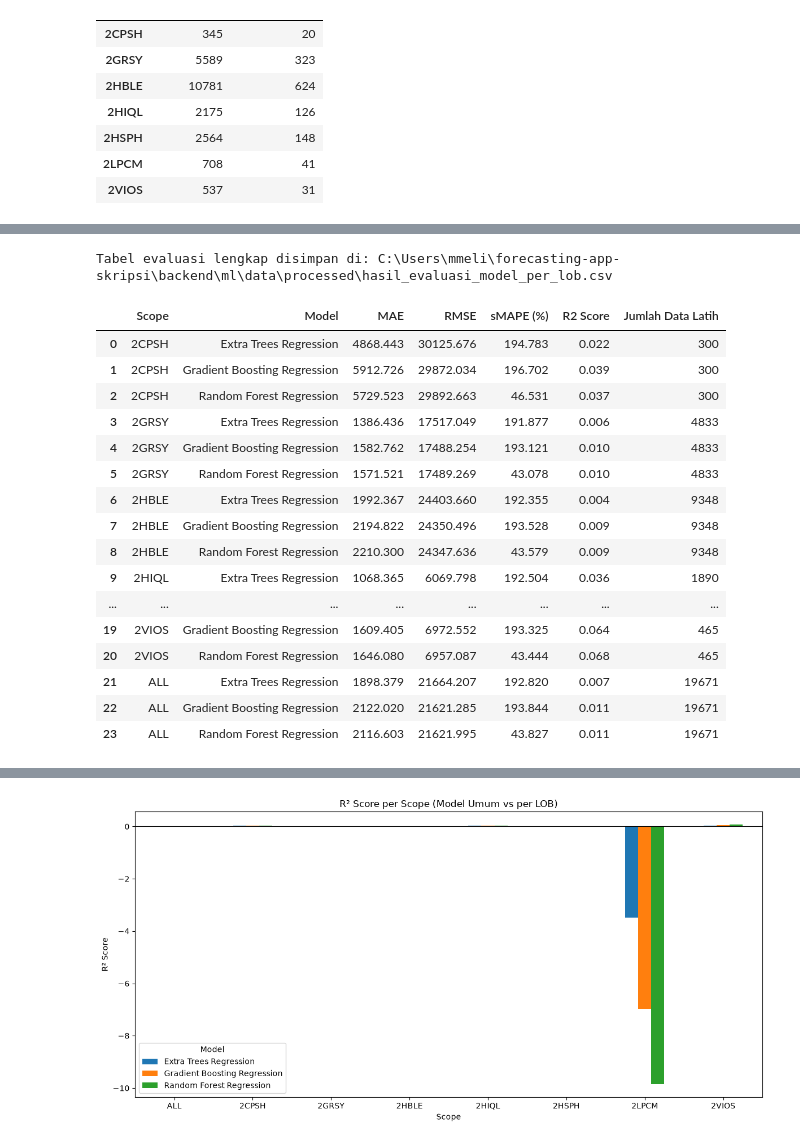
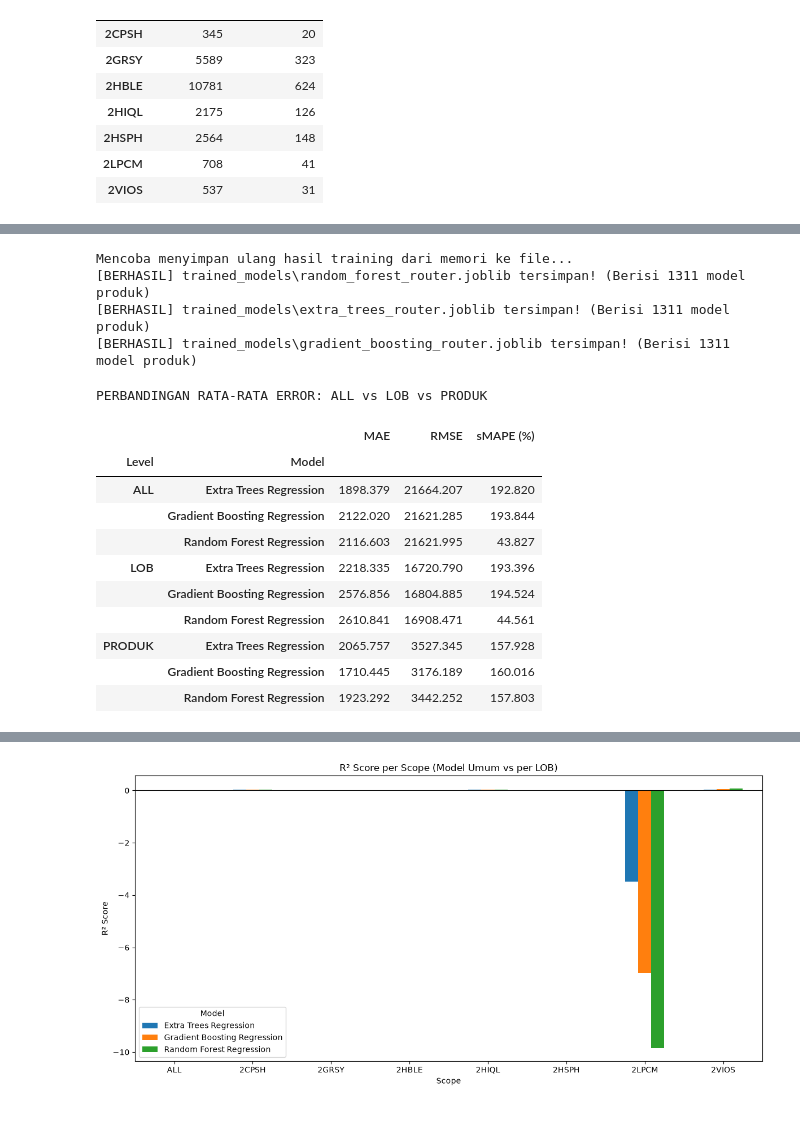
Before and after one commit to mwelmel/Forecast-App, a Jupyter notebook: backend/ml/notebooks/training.ipynb, the cells around one changed output, grey strips where cells are left out. Saved outputs shown, nothing was run; the diff lists cells and outputs as text; code cells hidden in the pictures.

Commit message:
coba model per produk

```diff
--- a/backend/ml/notebooks/training.ipynb
+++ b/backend/ml/notebooks/training.ipynb
@@ -213,31 +274,48 @@ Total kombinasi satu model keselurhan + LOB berhasil dilatih: 24
+# %%
+# Pastikan foldernya benar-benar terbuat di direktori yang sama dengan notebook ini
+TRAINED_MODELS.mkdir(parents=True, exist_ok=True)
+
+print("Mencoba menyimpan ulang hasil training dari memori ke file...")
+
+# Simpan isi router_bundle yang masih nyangkut di RAM ke harddisk
+for nama_model, (algo_key, _) in MODEL_CLASSES.items():
+    path_file = TRAINED_MODELS / f"{algo_key}_router.joblib"
+
+    # Dump ke joblib dengan kompresi agar tidak terlalu berat
+    joblib.dump(router_bundle[algo_key], path_file, compress=3)
+
+    jml_prod = len(router_bundle[algo_key]["products"])
+    print(f"[BERHASIL] {path_file} tersimpan! (Berisi {jml_prod} model produk)")
+# %% [output]
+Mencoba menyimpan ulang hasil training dari memori ke file...
+[BERHASIL] trained_models\random_forest_router.joblib tersimpan! (Berisi 1311 model produk)
+[BERHASIL] trained_models\extra_trees_router.joblib tersimpan! (Berisi 1311 model produk)
+[BERHASIL] trained_models\gradient_boosting_router.joblib tersimpan! (Berisi 1311 model produk)
 # %%
 # evaluasi dan output
 results_df = pd.DataFrame(semua_hasil)
-results_df = results_df[["Scope", "Model", "MAE", "RMSE", "sMAPE (%)", "R2 Score", "Jumlah Data Latih"]]
-results_df = results_df.sort_values(["Scope", "Model"]).reset_index(drop=True)
+cols_order = ["Level", "Scope", "Model", "MAE", "RMSE", "sMAPE (%)", "R2 Score", "Jumlah Data Latih", "Jumlah Data Uji"]
+results_df = results_df[cols_order].sort_values(["Level", "Scope", "Model"]).reset_index(drop=True)
 
-results_df.to_csv(DATA_PROCESSED / "hasil_evaluasi_model_per_lob.csv", index=False)
-print(f"Tabel evaluasi lengkap disimpan di: {DATA_PROCESSED / 'hasil_evaluasi_model_per_lob.csv'}")
-results_df.round(3)
+results_df.to_csv(DATA_PROCESSED / "hasil_evaluasi_semua_level.csv", index=False)
+
+# Tampilkan Perbandingan Rata-Rata MAE & RMSE Antar Level
+print("PERBANDINGAN RATA-RATA ERROR: ALL vs LOB vs PRODUK")
+rekap_level = results_df.groupby(["Level", "Model"])[["MAE", "RMSE", "sMAPE (%)"]].mean()
+display(rekap_level.round(3))
 # %% [output]
-Tabel evaluasi lengkap disimpan di: C:\Users\mmeli\forecasting-app-skripsi\backend\ml\data\processed\hasil_evaluasi_model_per_lob.csv
+PERBANDINGAN RATA-RATA ERROR: ALL vs LOB vs PRODUK
-|  | Scope | Model | MAE | RMSE | sMAPE (%) | R2 Score | Jumlah Data Latih |
-| 0 | 2CPSH | Extra Trees Regression | 4868.443 | 30125.676 | 194.783 | 0.022 | 300 |
-| 1 | 2CPSH | Gradient Boosting Regression | 5912.726 | 29872.034 | 196.702 | 0.039 | 300 |
-| 2 | 2CPSH | Random Forest Regression | 5729.523 | 29892.663 | 46.531 | 0.037 | 300 |
-| 3 | 2GRSY | Extra Trees Regression | 1386.436 | 17517.049 | 191.877 | 0.006 | 4833 |
-| 4 | 2GRSY | Gradient Boosting Regression | 1582.762 | 17488.254 | 193.121 | 0.010 | 4833 |
-| 5 | 2GRSY | Random Forest Regression | 1571.521 | 17489.269 | 43.078 | 0.010 | 4833 |
-| 6 | 2HBLE | Extra Trees Regression | 1992.367 | 24403.660 | 192.355 | 0.004 | 9348 |
-| 7 | 2HBLE | Gradient Boosting Regression | 2194.822 | 24350.496 | 193.528 | 0.009 | 9348 |
-| 8 | 2HBLE | Random Forest Regression | 2210.300 | 24347.636 | 43.579 | 0.009 | 9348 |
-| 9 | 2HIQL | Extra Trees Regression | 1068.365 | 6069.798 | 192.504 | 0.036 | 1890 |
-| ... | ... | ... | ... | ... | ... | ... | ... |
-| 19 | 2VIOS | Gradient Boosting Regression | 1609.405 | 6972.552 | 193.325 | 0.064 | 465 |
-| 20 | 2VIOS | Random Forest Regression | 1646.080 | 6957.087 | 43.444 | 0.068 | 465 |
-| 21 | ALL | Extra Trees Regression | 1898.379 | 21664.207 | 192.820 | 0.007 | 19671 |
-| 22 | ALL | Gradient Boosting Regression | 2122.020 | 21621.285 | 193.844 | 0.011 | 19671 |
-| 23 | ALL | Random Forest Regression | 2116.603 | 21621.995 | 43.827 | 0.011 | 19671 |
+|  |  | MAE | RMSE | sMAPE (%) |
+| Level | Model |  |  |  |
+| ALL | Extra Trees Regression | 1898.379 | 21664.207 | 192.820 |
+|  | Gradient Boosting Regression | 2122.020 | 21621.285 | 193.844 |
+|  | Random Forest Regression | 2116.603 | 21621.995 | 43.827 |
+| LOB | Extra Trees Regression | 2218.335 | 16720.790 | 193.396 |
+|  | Gradient Boosting Regression | 2576.856 | 16804.885 | 194.524 |
+|  | Random Forest Regression | 2610.841 | 16908.471 | 44.561 |
+| PRODUK | Extra Trees Regression | 2065.757 | 3527.345 | 157.928 |
+|  | Gradient Boosting Regression | 1710.445 | 3176.189 | 160.016 |
+|  | Random Forest Regression | 1923.292 | 3442.252 | 157.803 |
 # %%
 # model terbaik per apa yang diambil
 best_per_scope = results_df.loc[results_df.groupby("Scope")["RMSE"].idxmin()]
```
Also changed, not shown: parts of 10 cells of this notebook, 3 other files.
